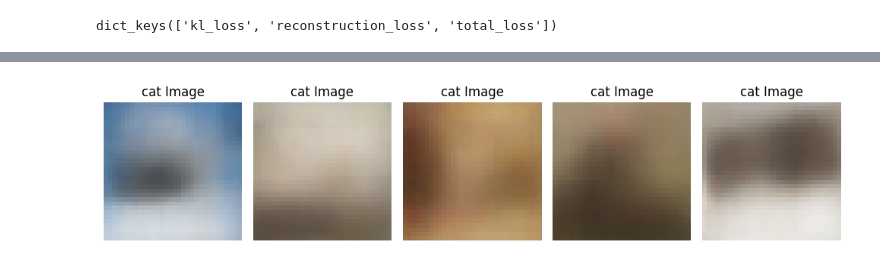
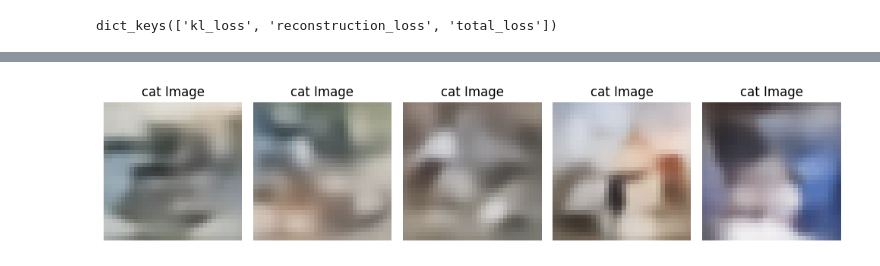
Before and after one commit to Umar-Waseem/cvae-cifar-10, a Jupyter notebook: cvae-cifar-10.ipynb, the cells around one changed output, grey strips where cells are left out. Drawn from its saved outputs; the diff is of its cells as text; code cells hidden in the pictures.

Commit message:
improved but distorted images with deeper model

```diff
--- a/cvae-cifar-10.ipynb
+++ b/cvae-cifar-10.ipynb
@@ -66,7 +66,7 @@ Shape of one-hot encoded training labels: (50000, 10)
 Shape of original testing labels: (10000, 1)
 Shape of one-hot encoded testing labels: (10000, 10)
 # %%
-latent_dim = 100
+latent_dim = 1024
 image_shape = x_train[0].shape
 print(image_shape)
 # %% [output]
@@ -76,3 +88,20 @@ mse_loss = MeanSquaredError()
+# %%
+def generate_images_from_latent_vectors(decoder, num_images_to_generate, label):
+    # Prepare label vector for the "horse" class
+    label_vector = np.zeros((num_images_to_generate, 10))
+    label_index = label
+    label_vector[:, label_index] = 1
+
+    # Generate random latent vectors
+    random_latent_vectors = np.random.normal(size=(num_images_to_generate, latent_dim))
+
+    # Concatenate latent vectors with the label vector for the "horse" class
+    latent_with_label = np.concatenate([random_latent_vectors, label_vector], axis=1)
+
+    # Decode the latent vectors to generate images
+    generated_images = decoder.predict(latent_with_label)
+
+    return generated_images
 # %%
 import tensorflow as tf
 from tensorflow.keras import layers
@@ -238,6 +280,6 @@ Model: "sequential_26"
  Non-trainable params: 0 (0.00 B)
 # %%
-early_stopping = EarlyStopping(monitor='loss', patience=5, verbose=1)
+early_stopping = EarlyStopping(monitor='loss', patience=4, verbose=1)
 cvae.compile(optimizer=keras.optimizers.Adam())
-history = cvae.fit([x_train, y_train_one_hot], epochs=60, batch_size=256, callbacks=[early_stopping])
+history = cvae.fit([x_train, y_train_one_hot], epochs=50, batch_size=256, callbacks=[early_stopping])
 # %% [output]
@@ -296,17 +337,0 @@ plt.show()
-# %%
-def generate_images_from_latent_vectors(cvae, num_images_to_generate, label):
-    # Prepare label vector for the "horse" class
-    label_vector = np.zeros((num_images_to_generate, 10))
-    label_index = label
-    label_vector[:, label_index] = 1
-
-    # Generate random latent vectors
-    random_latent_vectors = np.random.normal(size=(num_images_to_generate, latent_dim))
-
-    # Concatenate latent vectors with the label vector for the "horse" class
-    latent_with_label = np.concatenate([random_latent_vectors, label_vector], axis=1)
-
-    # Decode the latent vectors to generate images
-    generated_images = cvae.decoder.predict(latent_with_label)
-
-    return generated_images
@@ -326,7 +339,7 @@ def plot_generated_images(generated_images, num_images_to_generate, label_name):
 num_images = 5
 label_name = "cat"
 label_index = label_names[label_name]
-generated_images = generate_images_from_latent_vectors(cvae, num_images, label_index)
+generated_images = generate_images_from_latent_vectors(cvae.decoder, num_images, label_index)
 
 plot_generated_images(generated_images, num_images, label_name)
 # %% [output]
@@ -334 +347 @@ plot_generated_images(generated_images, num_images, label_name)
-[figure, old version]
+[figure, new version]
```
Also changed, not shown: parts of 8 cells of this notebook.
